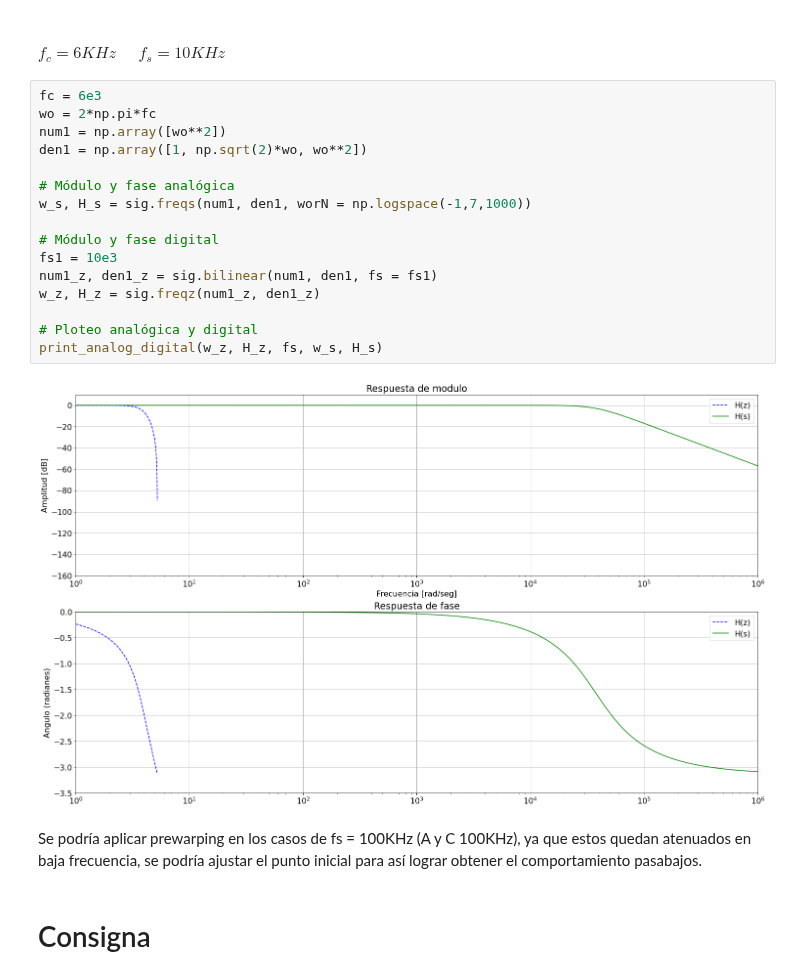
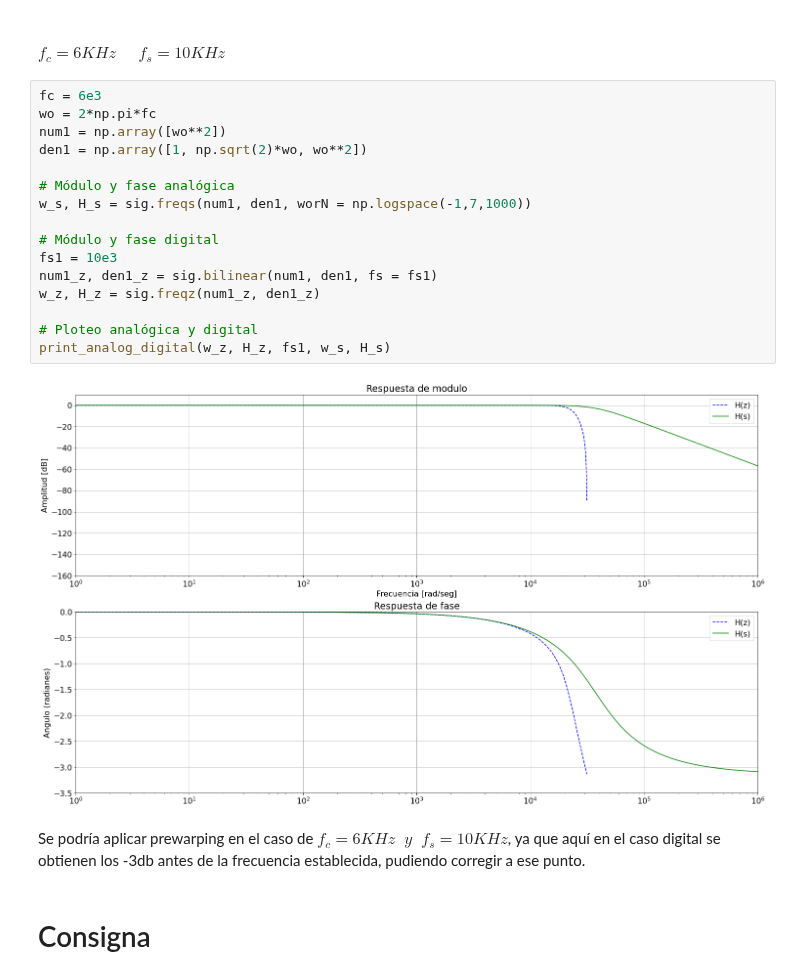
Before and after one commit to mpmarfisi/TC2, a Jupyter notebook: Tarea Semanal 8/TS8_Marfisi.ipynb, the cells around one changed output. Drawn from its saved outputs; the diff is of its cells as text.

```diff
--- a/Tarea Semanal 8/TS8_Marfisi.ipynb
+++ b/Tarea Semanal 8/TS8_Marfisi.ipynb
@@ -130,23 +130,23 @@ print_analog_digital(w_z, H_z, fs, w_s, H_s)
 # %%
 fc = 6e3
 wo = 2*np.pi*fc
 num1 = np.array([wo**2])
 den1 = np.array([1, np.sqrt(2)*wo, wo**2])
 
 # Módulo y fase analógica
 w_s, H_s = sig.freqs(num1, den1, worN = np.logspace(-1,7,1000))
 
 # Módulo y fase digital
 fs1 = 10e3
 num1_z, den1_z = sig.bilinear(num1, den1, fs = fs1)
 w_z, H_z = sig.freqz(num1_z, den1_z)
 
 # Ploteo analógica y digital
-print_analog_digital(w_z, H_z, fs, w_s, H_s)
+print_analog_digital(w_z, H_z, fs1, w_s, H_s)
 # %% [output]
-[figure, old version]
+[figure, new version]
 # %% [markdown]
-Se podría aplicar prewarping en los casos de fs = 100KHz (A y C 100KHz), ya que estos quedan atenuados en baja frecuencia, se podría ajustar el punto inicial para así lograr obtener el comportamiento pasabajos.
+Se podría aplicar prewarping en el caso de $f_c=6KHz\;\; y \;\;f_s=10KHz$, ya que aquí en el caso digital se obtienen los -3db antes de la frecuencia establecida, pudiendo corregir a ese punto.
 # %% [markdown]
 # Consigna
 # %% [markdown]
```
Also changed, not shown: parts of 3 cells of this notebook.
